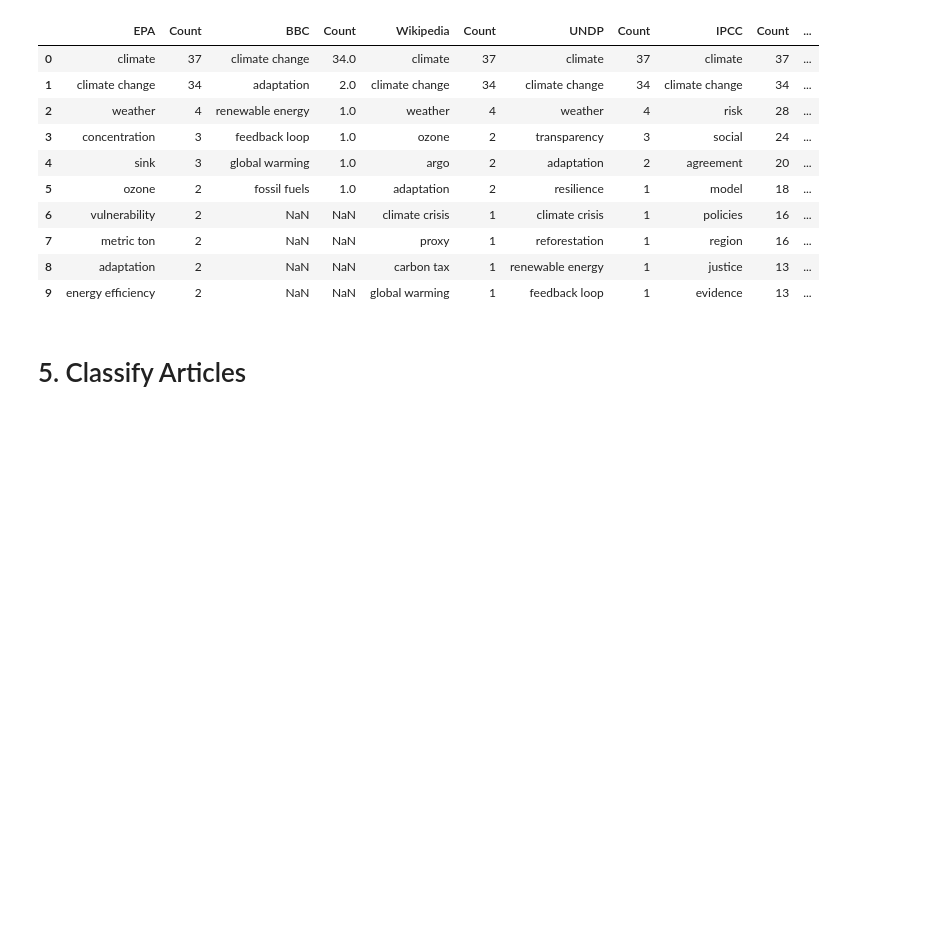
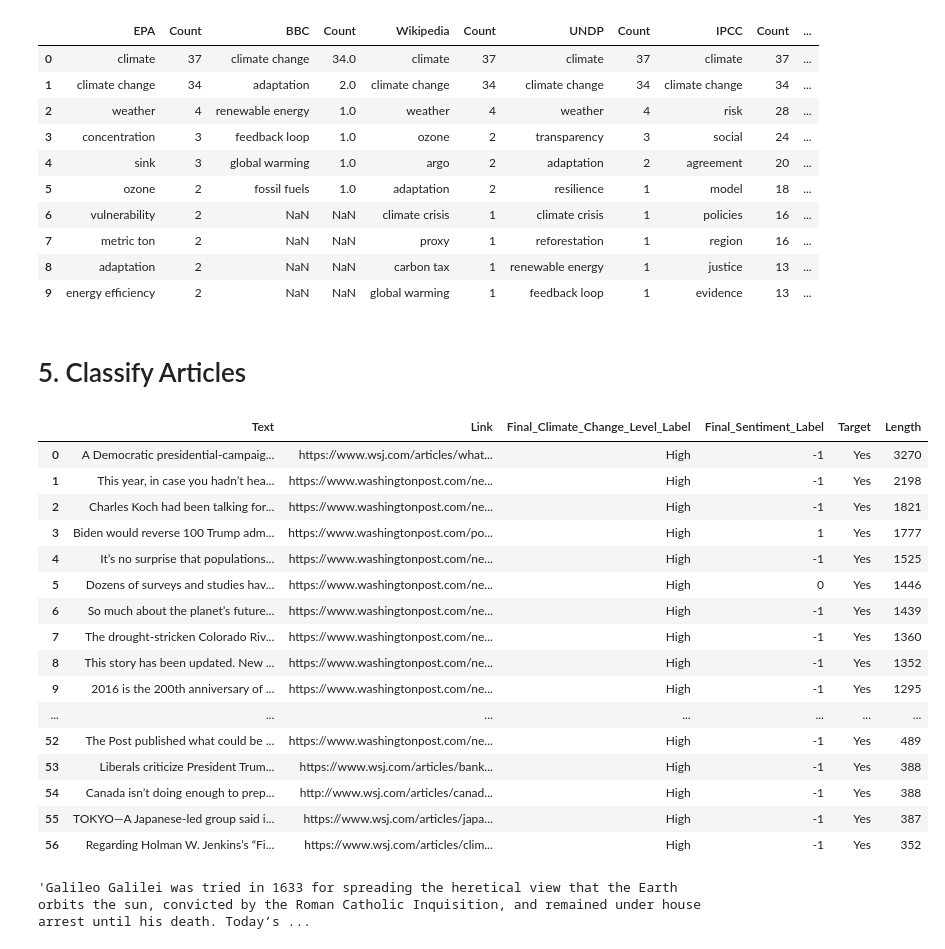
Before and after one commit to TBoedt/Constructing-A-Climate-Change-Concern-Index-Based-Upon-US-Newspaper-Articles, a Jupyter notebook: Classification.ipynb, the cells around one changed output. Drawn from its saved outputs; the diff is of its cells as text; code cells hidden in the pictures; blank space fills up the shorter version.

```diff
--- a/Classification.ipynb
+++ b/Classification.ipynb
@@ -45,6 +45,15 @@ def text_cleaning_final(text):
     text = re.sub(pattern, r' \1 ', text)
 
     return text
+
+def text_cleaning_append(text):
+    # remove blank spaces
+    text = ' '.join(text.split())
+
+    # remove newline characters
+    text = text.replace('\n', '')
+
+    return text
 # %%
 def count_lexicon_words(text_df, lexicon):
     lexicon = lexicon["Lexicon"]
@@ -853,3 +994,33 @@ WSJ["Text"] = WSJ["Text"].apply(text_cleaning_final)
 WSJ
 # %%
 WSJ[WSJ["Year"] == 2020].reset_index(drop = True).to_parquet("C:/Users/Boedt/OneDrive/Bureaublad/Scraped_Articles/Final/WSJ_Final_2020.parquet")
+# %%
+tag_climate_df["Length"] = tag_climate_df["Text"].str.split(" ").str.len()
+# %%
+data = tag_climate_df[tag_climate_df["Final_Climate_Change_Level_Label"] == "High"].sort_values("Length", ascending = False).reset_index(drop = True)
+data["Length"] = data["Text"].str.split(" ").str.len()
+# %%
+data["Text"] = data["Text"].apply(text_cleaning_append)
+data
+# %% [output]
+|  | Text | Link | Final_Climate_Change_Level_Label | Final_Sentiment_Label | Target | Length |
+| 0 | A Democratic presidential-campaig... | https://www.wsj.com/articles/what... | High | -1 | Yes | 3270 |
+| 1 | This year, in case you hadn’t hea... | https://www.washingtonpost.com/ne... | High | -1 | Yes | 2198 |
+| 2 | Charles Koch had been talking for... | https://www.washingtonpost.com/ne... | High | -1 | Yes | 1821 |
+| 3 | Biden would reverse 100 Trump adm... | https://www.washingtonpost.com/po... | High | 1 | Yes | 1777 |
+| 4 | It’s no surprise that populations... | https://www.washingtonpost.com/ne... | High | -1 | Yes | 1525 |
+| 5 | Dozens of surveys and studies hav... | https://www.washingtonpost.com/ne... | High | 0 | Yes | 1446 |
+| 6 | So much about the planet’s future... | https://www.washingtonpost.com/ne... | High | -1 | Yes | 1439 |
+| 7 | The drought-stricken Colorado Riv... | https://www.washingtonpost.com/ne... | High | -1 | Yes | 1360 |
+| 8 | This story has been updated. New ... | https://www.washingtonpost.com/ne... | High | -1 | Yes | 1352 |
+| 9 | 2016 is the 200th anniversary of ... | https://www.washingtonpost.com/ne... | High | -1 | Yes | 1295 |
+| ... | ... | ... | ... | ... | ... | ... |
+| 52 | The Post published what could be ... | https://www.washingtonpost.com/ne... | High | -1 | Yes | 489 |
+| 53 | Liberals criticize President Trum... | https://www.wsj.com/articles/bank... | High | -1 | Yes | 388 |
+| 54 | Canada isn’t doing enough to prep... | http://www.wsj.com/articles/canad... | High | -1 | Yes | 388 |
+| 55 | TOKYO—A Japanese-led group said i... | https://www.wsj.com/articles/japa... | High | -1 | Yes | 387 |
+| 56 | Regarding Holman W. Jenkins’s “Fi... | https://www.wsj.com/articles/clim... | High | -1 | Yes | 352 |
+# %%
+data.loc[25, "Text"]
+# %% [output]
+'Galileo Galilei was tried in 1633 for spreading the heretical view that the Earth orbits the sun, convicted by the Roman Catholic Inquisition, and remained under house arrest until his death. Today’s ...
```
Also changed, not shown: parts of 10 cells of this notebook, 30 other files.
